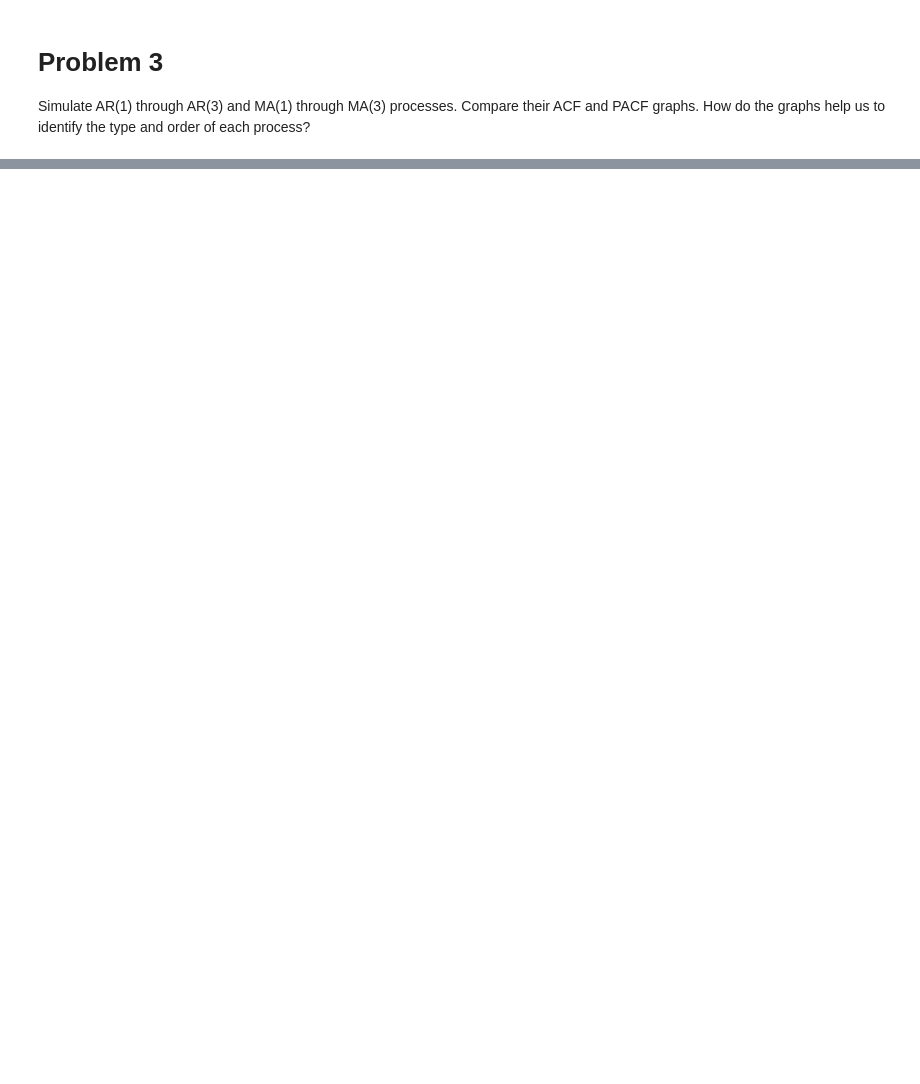
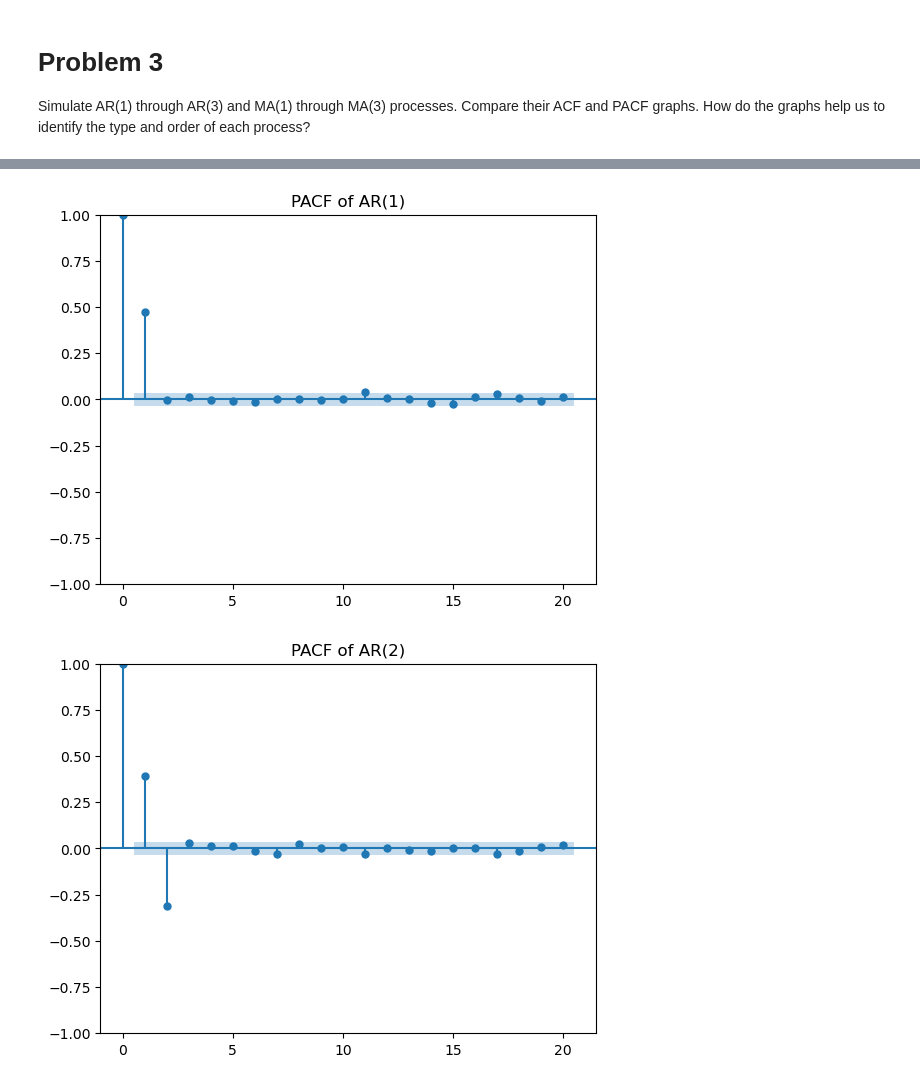
Before and after one commit to NemoDarjeeling/Fintech545, a Jupyter notebook: week2/week2_assignment/week2_code.ipynb, the cells around one changed output, grey strips where cells are left out. Saved outputs shown, nothing was run; the diff lists cells and outputs as text; code cells hidden in the pictures; blank space fills up the shorter version.

```diff
--- a/week2/week2_assignment/week2_code.ipynb
+++ b/week2/week2_assignment/week2_code.ipynb
@@ -292,0 +428,16 @@ Simulate AR(1) through AR(3) and MA(1) through MA(3) processes. Compare their AC
+# %%
+# PACF for AR(1), AR(2), AR(3)
+sm.graphics.tsa.plot_pacf(y_ar1, lags = 20)
+plt.title("PACF of AR(1)")
+plt.show()
+
+sm.graphics.tsa.plot_pacf(y_ar2, lags = 20)
+plt.title("PACF of AR(2)")
+plt.show()
+
+sm.graphics.tsa.plot_pacf(y_ar3, lags = 20)
+plt.title("PACF of AR(3)")
+plt.show()
+# %% [output]
+[figure, added]
+[figure, added]
```
Also changed, not shown: parts of 16 cells of this notebook, 7 other files.
